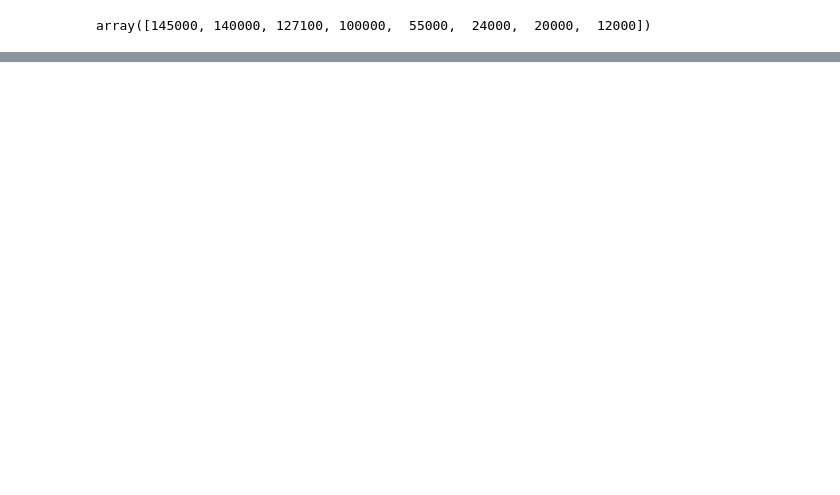
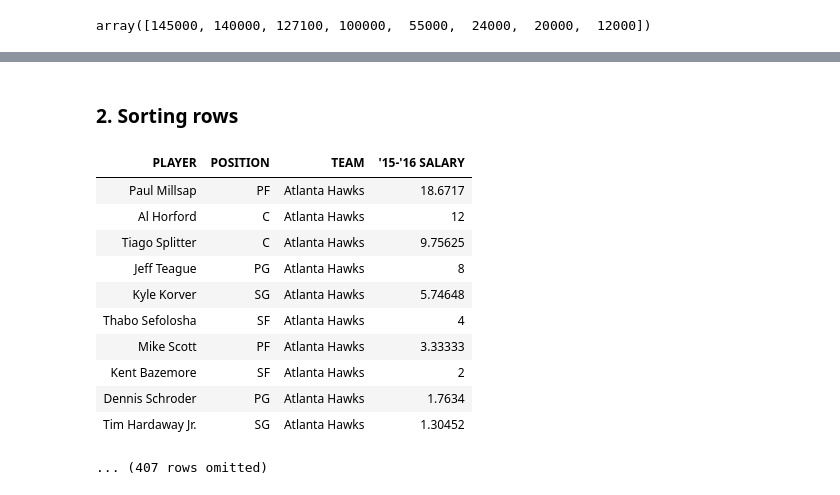
Before and after one commit to Matthew-HMS/Datascience101, a Jupyter notebook: Tables.ipynb, the cells around one changed output, grey strips where cells are left out. Saved outputs shown, nothing was run; the diff lists cells and outputs as text; code cells hidden in the pictures; blank space fills up the shorter version.

```diff
--- a/Tables.ipynb
+++ b/Tables.ipynb
@@ -290,0 +146,22 @@ All of the methods that we have used above can be applied to any table.
+# %% [markdown]
+### 2. Sorting rows
+# %%
+from datascience import *
+import numpy as np
+np.set_printoptions(threshold=50)
+
+nba_salaries = Table.read_table('https://raw.githubusercontent.com/yu-to-chen/data-science/master/assets/data/nba_salaries.csv')
+nba_salaries
+# %% [output]
+| PLAYER | POSITION | TEAM | '15-'16 SALARY |
+| Paul Millsap | PF | Atlanta Hawks | 18.6717 |
+| Al Horford | C | Atlanta Hawks | 12 |
+| Tiago Splitter | C | Atlanta Hawks | 9.75625 |
+| Jeff Teague | PG | Atlanta Hawks | 8 |
+| Kyle Korver | SG | Atlanta Hawks | 5.74648 |
+| Thabo Sefolosha | SF | Atlanta Hawks | 4 |
+| Mike Scott | PF | Atlanta Hawks | 3.33333 |
+| Kent Bazemore | SF | Atlanta Hawks | 2 |
+| Dennis Schroder | PG | Atlanta Hawks | 1.7634 |
+| Tim Hardaway Jr. | SG | Atlanta Hawks | 1.30452 |
+... (407 rows omitted)
```
Also changed, not shown: parts of 51 cells of this notebook, 2 other files.
